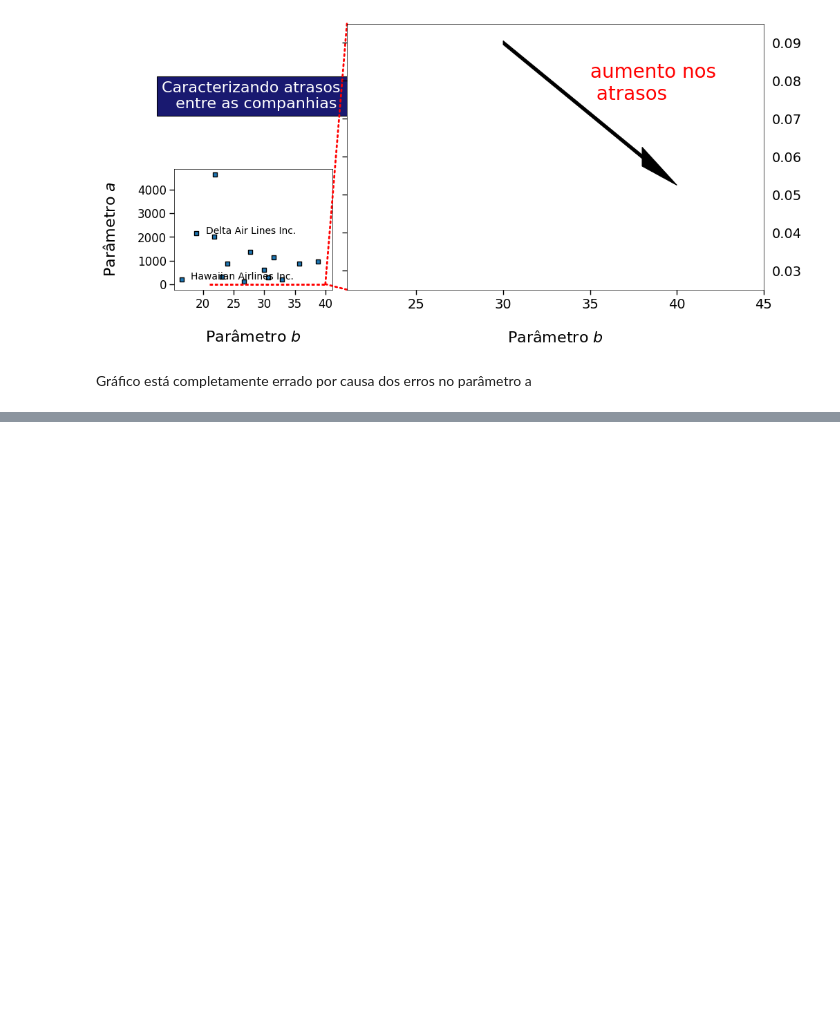
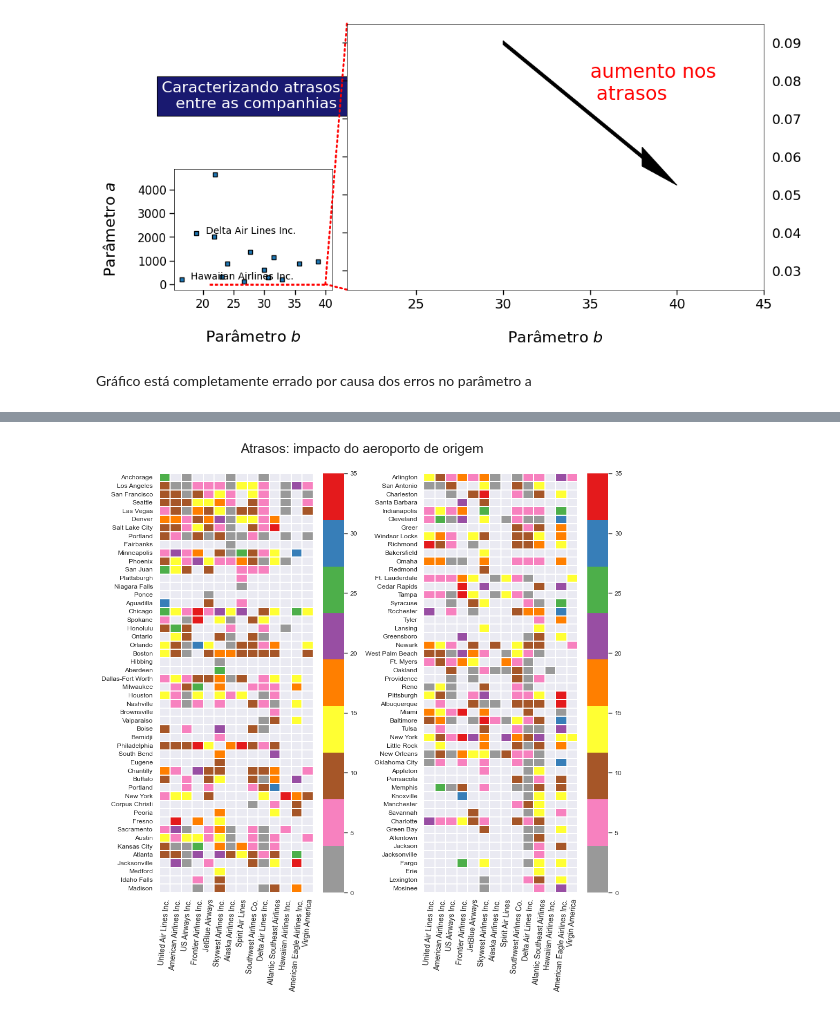
Before and after one commit to bekwendhausen/voos-kaggle-2015, a Jupyter notebook: flights-delay.ipynb, the cells around one changed output, grey strips where cells are left out. Saved outputs shown, nothing was run; the diff lists cells and outputs as text; code cells hidden in the pictures; blank space fills up the shorter version.

```diff
--- a/flights-delay.ipynb
+++ b/flights-delay.ipynb
@@ -524,0 +590,42 @@ Gráfico está completamente errado por causa dos erros no parâmetro a
+# %%
+atraso_medio_aeroporto = pd.DataFrame(pd.Series(df['ORIGIN_AIRPORT'].unique()))
+atraso_medio_aeroporto.set_index(0, drop=True, inplace=True)
+
+for comp in abrev_companhias.keys():
+    df1 = df[df['AIRLINE'] == comp]
+    teste = df1['DEPARTURE_DELAY'].groupby(
+        df['ORIGIN_AIRPORT']).apply(get_stats).unstack()
+    atraso_medio_aeroporto[comp] = teste.loc[:, 'média']
+# %%
+aeroportos = pd.read_csv('airports.csv')
+id_aeroporto = aeroportos.set_index('IATA_CODE')['CITY'].to_dict()
+# %%
+sns.set(context="paper")
+fig = plt.figure(1, figsize=(10, 10))
+
+ax = fig.add_subplot(1, 2, 1)
+subset = atraso_medio_aeroporto.iloc[:50, :].rename(columns=abrev_companhias)
+subset = subset.rename(index=id_aeroporto)
+mask = subset.isnull()
+sns.heatmap(subset, linewidths=0.01, cmap="Set1_r", mask=mask, vmin=0,
+            vmax=35)
+plt.setp(ax.get_xticklabels(), fontsize=10, rotation=85)
+ax.yaxis.label.set_visible(False)
+
+# --
+
+ax = fig.add_subplot(1, 2, 2)
+subset = atraso_medio_aeroporto.iloc[50:100, :].rename(
+    columns=abrev_companhias)
+subset = subset.rename(index=id_aeroporto)
+fig.text(0.5, 1.02, "Atrasos: impacto do aeroporto de origem", ha='center',
+         fontsize=18)
+mask = subset.isnull()
+sns.heatmap(subset, linewidths=0.01, cmap="Set1_r",
+            mask=mask, vmin=0, vmax=35)
+plt.setp(ax.get_xticklabels(), fontsize=10, rotation=85)
+ax.yaxis.label.set_visible(False)
+
+plt.tight_layout()
+# %% [output]
+[figure, added]
```
Also changed, not shown: parts of 21 cells of this notebook.
